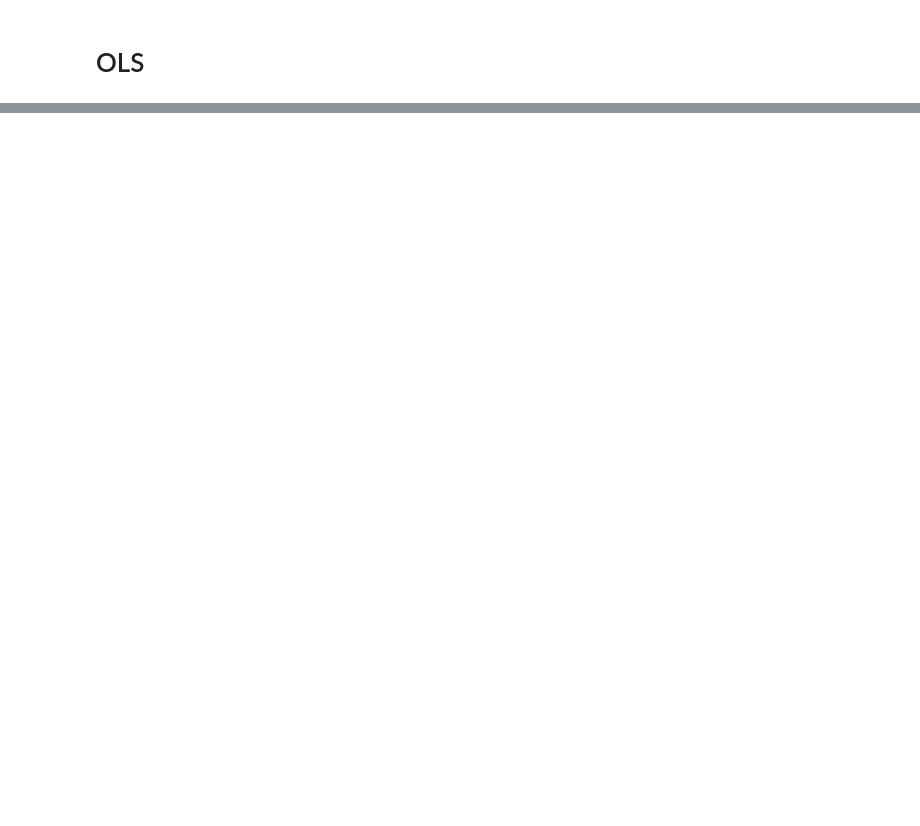
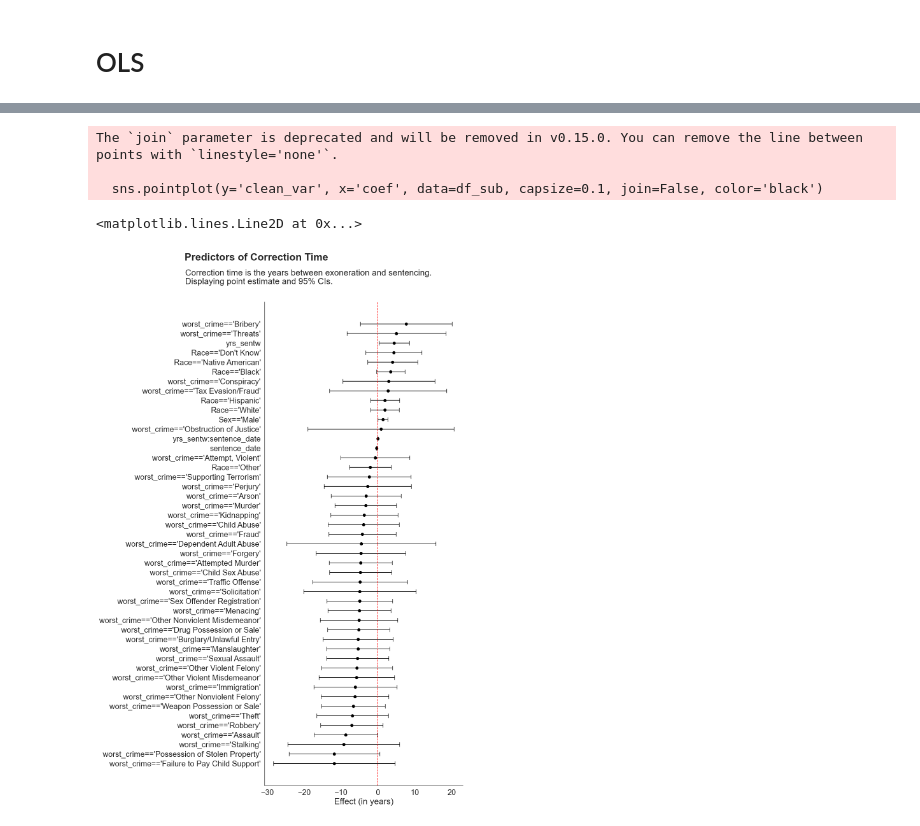
Before and after one commit to josh-ashkinaze/er_correct, a Jupyter notebook: exon.ipynb, the cells around one changed output, grey strips where cells are left out. Cells and saved outputs as stored; diff of their text form; code cells hidden in the pictures; blank space fills up the shorter version.

```diff
--- a/exon.ipynb
+++ b/exon.ipynb
@@ -105,6 +202,6 @@ Text(0.5, 1.0, 'Time between sentence date and exoneration\n')
 # OLS
 # %%
 import statsmodels.formula.api as smf
-mod = smf.ols(formula='diff ~ sentence_date + years + Age + C(Sex) + C(Race) + C(worst_crime) + C(County)', data=df).fit()
-print(mod.summary())
+mod = smf.ols(formula='correction_time ~ sentence_date + yrs_sentw*sentence_date + Age + C(Sex) + C(Race) + C(worst_crime) + C(County)', data=df).fit()
+display(mod.summary())
 # %% [output]
@@ -127,0 +242,58 @@ strong multicollinearity problems or that the design matrix is singular.
+# %%
+def clean_statsmodels_name(var_name):
+    """
+    If a name is like C(Race)[T.Other] then it returns Race==Other,
+    else returns normal name.
+
+    """
+    # Regular expression to match the pattern 'C(Race)[T.Other]'
+    pattern = r'C\((.*?)\)\[T\.(.*?)\]'
+    match = re.match(pattern, var_name)
+
+    if match:
+        # Extract the components of the variable name
+        factor, value = match.groups()
+        cleaned_name = f"{factor}=='{value}'"
+    else:
+        # If the pattern does not match, return the original variable name
+        cleaned_name = var_name
+
+    return cleaned_name
+
+def filter_vars(all_vars, sub_str):
+    matched_vars = set()
+    for var in all_vars:
+        if any(sub in var for sub in sub_str):
+            matched_vars.add(var)
+
+    return list(matched_vars)
+
+
+sum_res = pd.read_html(mod.summary().tables[1].as_html(),header=0,index_col=0)[0].reset_index()
+sum_res = sum_res.rename(columns={'index':'var'})
+interesting_vars = ["C(Race)", "C(Sex)", "yrs_sentw", "sentence_date", 'C(worst_crime)']
+my_vars = filter_vars(sum_res['var'].tolist(), interesting_vars)
+
+#################
+# Plot
+#################
+df_sub = sum_res.query("var in @my_vars").sort_values(by=['coef'], ascending=False)
+df_sub['clean_var'] = df_sub['var'].apply(clean_statsmodels_name)
+df_sub['error_lower'] = df_sub['coef'] - df_sub['[0.025']
+df_sub['error_upper'] = df_sub['0.975]'] - df_sub['coef']
+errors = df_sub[['error_lower', 'error_upper']].T.values
+
+plt.figure(figsize=(12,18))
+sns.pointplot(y='clean_var', x='coef', data=df_sub, capsize=0.1, join=False, color='black')
+plt.errorbar(df_sub['coef'], df_sub['clean_var'], xerr=errors, fmt='none', capsize=5, color='black')
+plt.suptitle("Predictors of Correction Time", fontweight='bold', x=0.435)
+plt.title("Correction time is the years between exoneration and sentencing.\nDisplaying point estimate and 95% CIs.", fontweight='regular', x=-0.4)
+plt.ylabel("")
+plt.xlabel("Effect (in years)")
+plt.axvline(x=0, color='red', linestyle='dashed')
+# %% [output]
+The `join` parameter is deprecated and will be removed in v0.15.0. You can remove the line between points with `linestyle='none'`.
+
+  sns.pointplot(y='clean_var', x='coef', data=df_sub, capsize=0.1, join=False, color='black')
+<matplotlib.lines.Line2D at 0x...>
+[figure, added]
```
Also changed, not shown: parts of 10 cells of this notebook.
